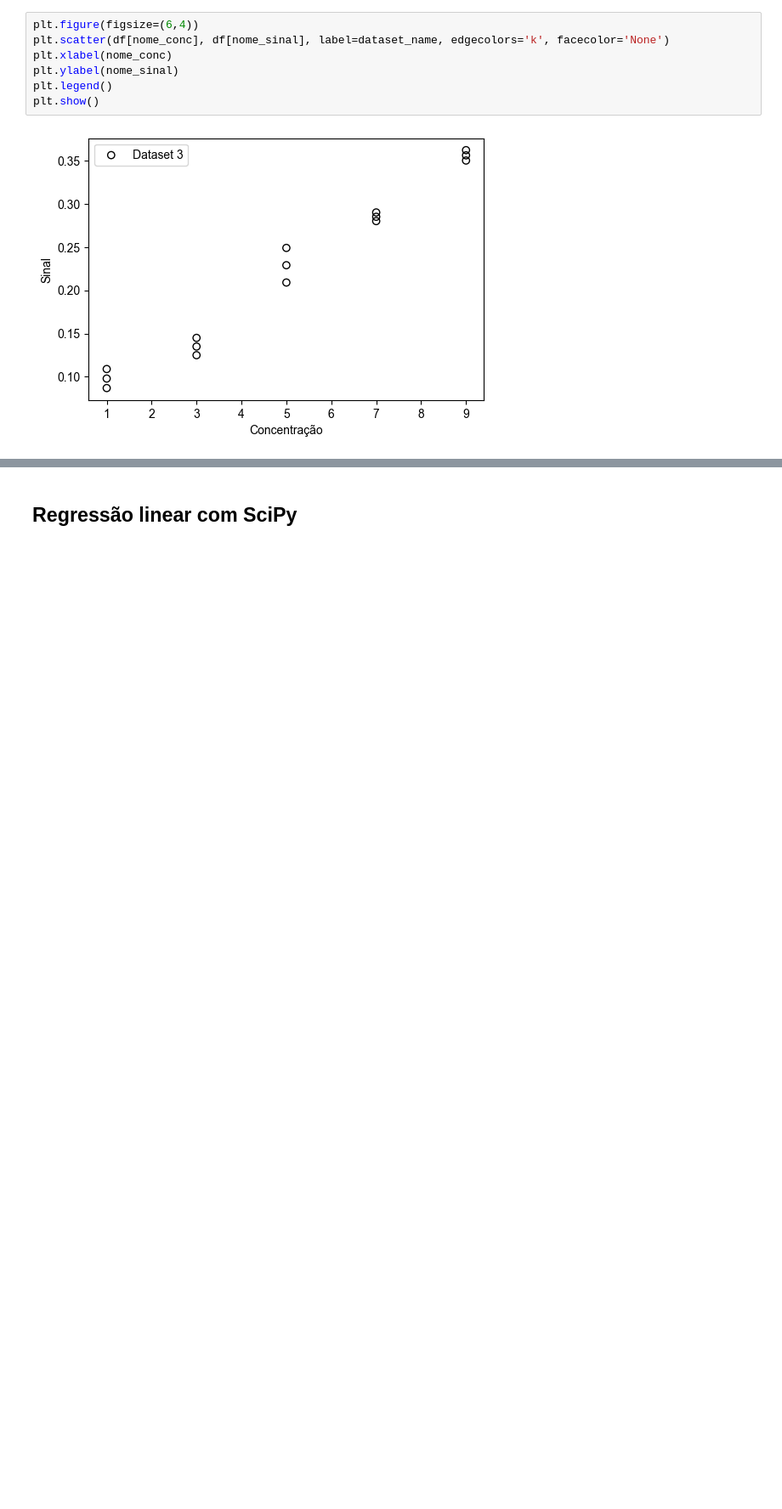
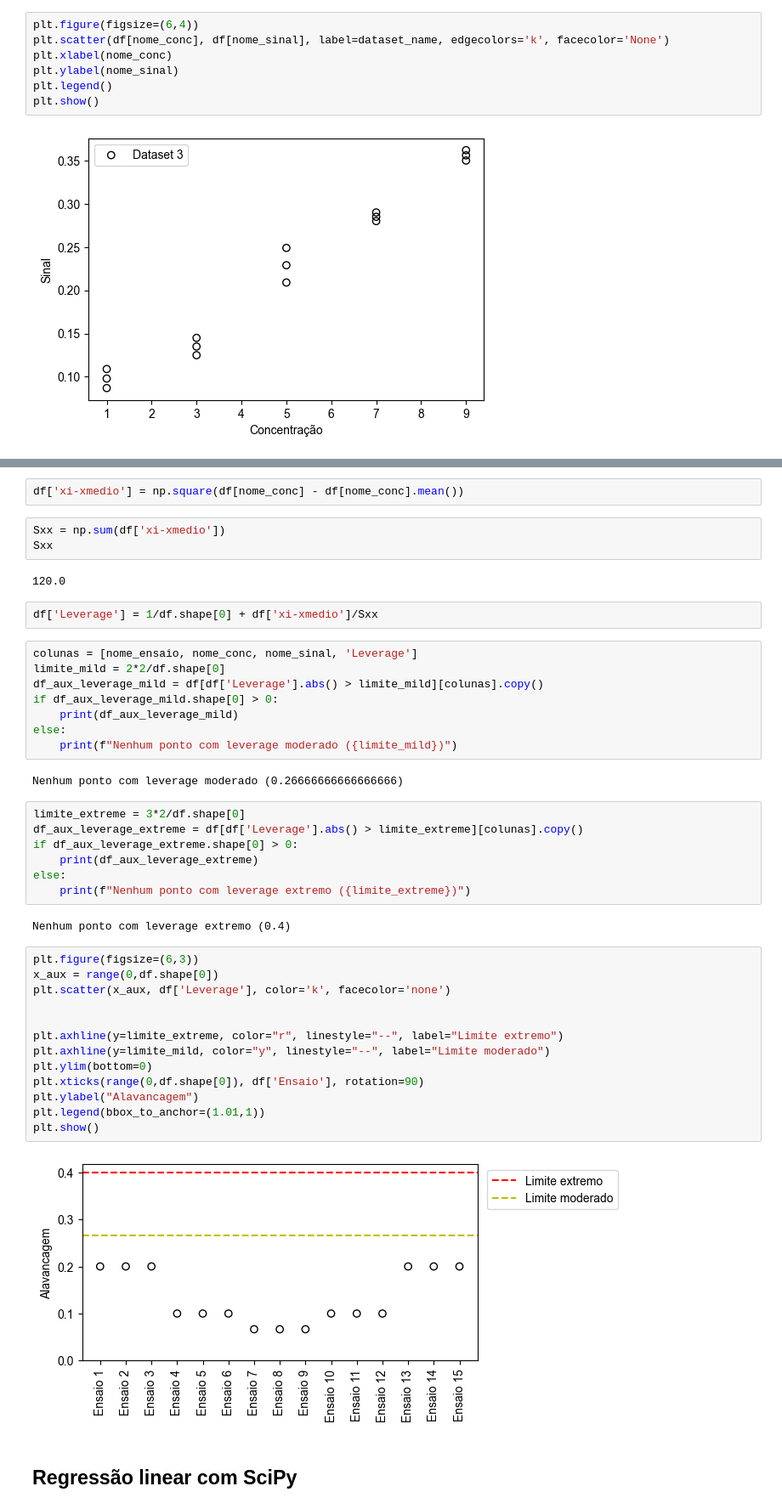
Before and after one commit to andersonmdcanteli/val-metodos-analiticos, a Jupyter notebook: equacao-reta/dataset3/dataset-3.ipynb, the cells around one changed output, grey strips where cells are left out. Shown at 85% size. Cells and saved outputs as stored; diff of their text form; blank space fills up the shorter version.

```diff
--- a/equacao-reta/dataset3/dataset-3.ipynb
+++ b/equacao-reta/dataset3/dataset-3.ipynb
@@ -105,3 +121,46 @@ plt.show()
+# %%
+df['xi-xmedio'] = np.square(df[nome_conc] - df[nome_conc].mean())
+# %%
+Sxx = np.sum(df['xi-xmedio'])
+Sxx
+# %% [output]
+120.0
+# %%
+df['Leverage'] = 1/df.shape[0] + df['xi-xmedio']/Sxx
+# %%
+colunas = [nome_ensaio, nome_conc, nome_sinal, 'Leverage']
+limite_mild = 2*2/df.shape[0]
+df_aux_leverage_mild = df[df['Leverage'].abs() > limite_mild][colunas].copy()
+if df_aux_leverage_mild.shape[0] > 0:
+    print(df_aux_leverage_mild)
+else:
+    print(f"Nenhum ponto com leverage moderado ({limite_mild})")
+# %% [output]
+Nenhum ponto com leverage moderado (0.26666666666666666)
+# %%
+limite_extreme = 3*2/df.shape[0]
+df_aux_leverage_extreme = df[df['Leverage'].abs() > limite_extreme][colunas].copy()
+if df_aux_leverage_extreme.shape[0] > 0:
+    print(df_aux_leverage_extreme)
+else:
+    print(f"Nenhum ponto com leverage extremo ({limite_extreme})")
+# %% [output]
+Nenhum ponto com leverage extremo (0.4)
+# %%
+plt.figure(figsize=(6,3))
+x_aux = range(0,df.shape[0])
+plt.scatter(x_aux, df['Leverage'], color='k', facecolor='none')
+
+
+plt.axhline(y=limite_extreme, color="r", linestyle="--", label="Limite extremo")
+plt.axhline(y=limite_mild, color="y", linestyle="--", label="Limite moderado")
+plt.ylim(bottom=0)
+plt.xticks(range(0,df.shape[0]), df['Ensaio'], rotation=90)
+plt.ylabel("Alavancagem")
+plt.legend(bbox_to_anchor=(1.01,1))
+plt.show()
+# %% [output]
+[figure, added]
 # %% [markdown]
 ## Regressão linear com SciPy
 # %%
```
Also changed, not shown: parts of 3 cells of this notebook, 2 other files.
